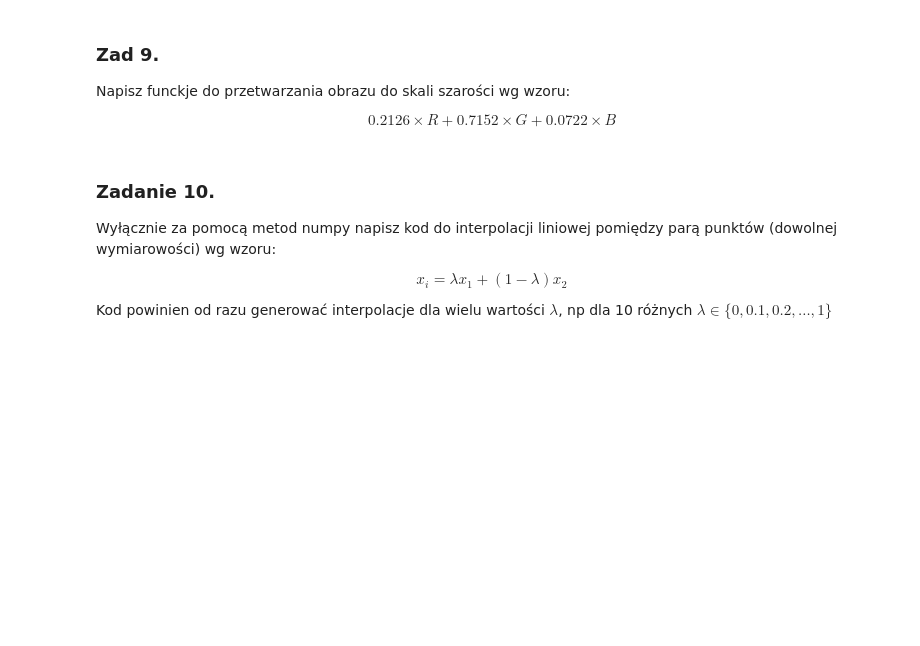
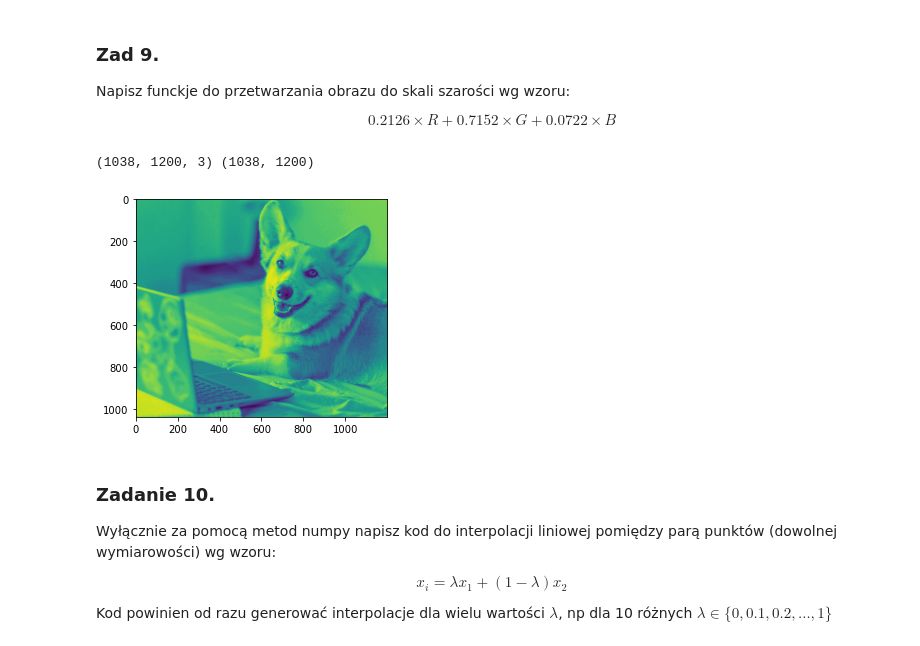
Before and after one commit to she3r/python-lab, a Jupyter notebook: lab11.ipynb, the cells around one changed output. Saved outputs shown, nothing was run; the diff lists cells and outputs as text; code cells hidden in the pictures; blank space fills up the shorter version.

```diff
--- a/lab11.ipynb
+++ b/lab11.ipynb
@@ -121,6 +247,18 @@ plt.imshow(img);
 Napisz funckje do przetwarzania obrazu do skali szarości wg wzoru:
 
 $$ 0.2126 \times R + 0.7152 \times  G + 0.0722 \times B $$
+# %%
+# img.shape
+def skala_szarosci(img):
+    img[:,:,0] = 0.2126 * img[:,:,0]
+    img[:,:,1] = 0.7152 * img[:,:,1]
+    img[:,:,2] = 0.0722 * img[:,:,2]
+    return np.sum(img,axis=2)
+print(img.shape,(skala_szarosci(img)).shape)
+plt.imshow(skala_szarosci(img));
+# %% [output]
+(1038, 1200, 3) (1038, 1200)
+[figure, added]
 # %% [markdown]
 ### Zadanie 10.
 
```
Also changed, not shown: parts of 17 cells of this notebook, 1 other file.
